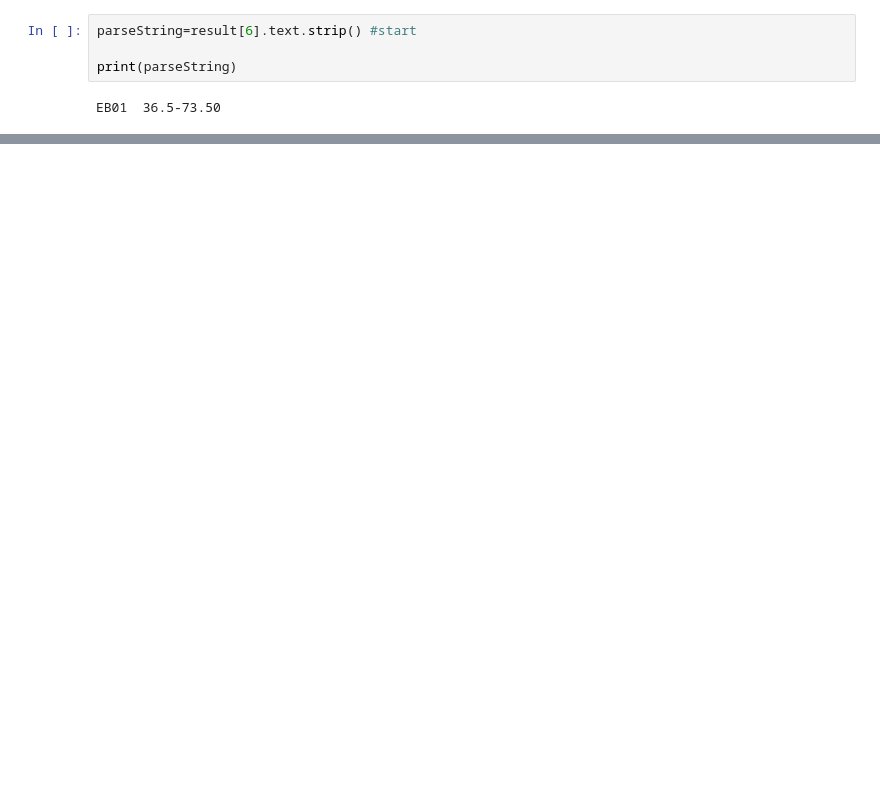
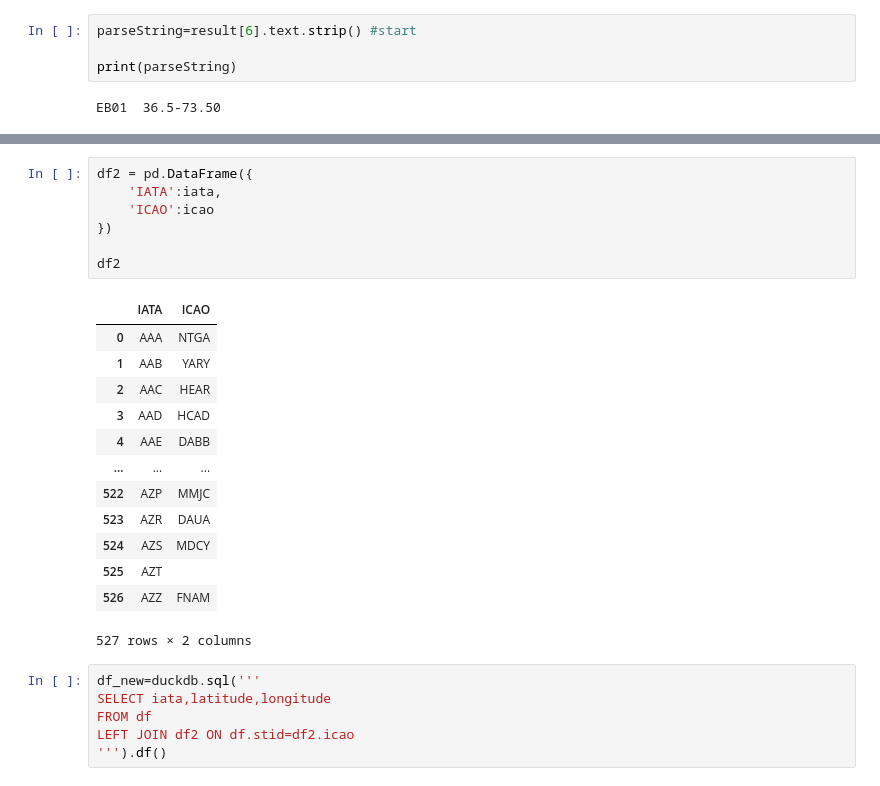
Before and after one commit to 010105/tkj_info2950, a Jupyter notebook: web_scraping_phase2.ipynb, the cells around one changed output, grey strips where cells are left out. Saved outputs shown, nothing was run; the diff lists cells and outputs as text; blank space fills up the shorter version.

```diff
--- a/web_scraping_phase2.ipynb
+++ b/web_scraping_phase2.ipynb
@@ -52,0 +114,27 @@ r.json()
+# %%
+df2 = pd.DataFrame({
+    'IATA':iata,
+    'ICAO':icao
+})
+
+df2
+# %% [output]
+|  | IATA | ICAO |
+| 0 | AAA | NTGA |
+| 1 | AAB | YARY |
+| 2 | AAC | HEAR |
+| 3 | AAD | HCAD |
+| 4 | AAE | DABB |
+| ... | ... | ... |
+| 522 | AZP | MMJC |
+| 523 | AZR | DAUA |
+| 524 | AZS | MDCY |
+| 525 | AZT |  |
+| 526 | AZZ | FNAM |
+527 rows × 2 columns
+# %%
+df_new=duckdb.sql('''
+SELECT iata,latitude,longitude
+FROM df
+LEFT JOIN df2 ON df.stid=df2.icao
+''').df()
```
Also changed, not shown: parts of 12 cells of this notebook.
